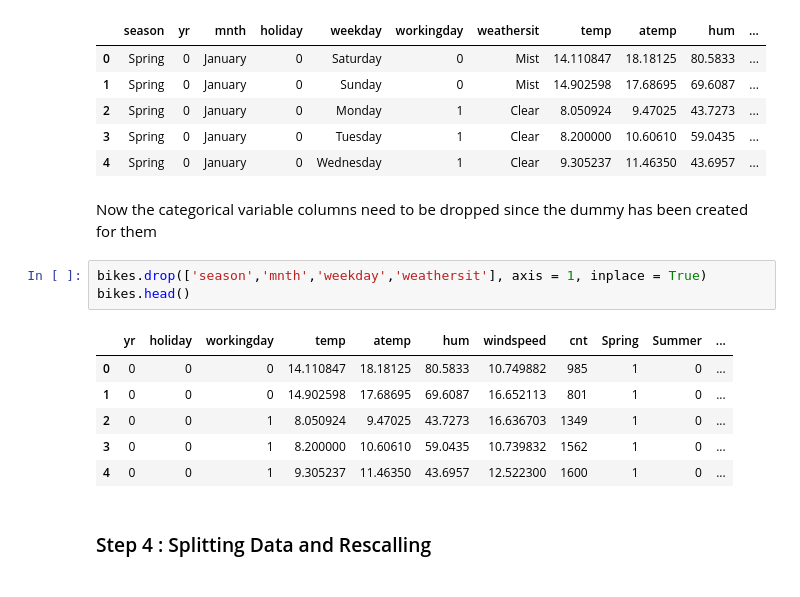
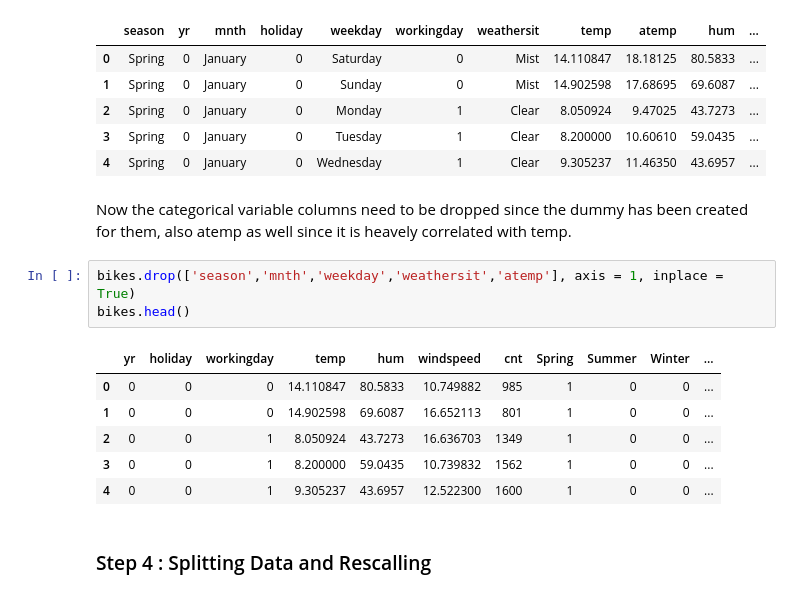
Before and after one commit to edwinttmm/Bike-Sharing-Case-Study, a Jupyter notebook: Bike_Sharing_Case Study_Edwin.ipynb, the cells around one changed output. Saved outputs shown, nothing was run; the diff lists cells and outputs as text.

```diff
--- a/Bike_Sharing_Case Study_Edwin.ipynb
+++ b/Bike_Sharing_Case Study_Edwin.ipynb
@@ -331,17 +335,17 @@ bikes.head()
 | 3 | Spring | 0 | January | 0 | Tuesday | 1 | Clear | 8.200000 | 10.60610 | 59.0435 | ... |
 | 4 | Spring | 0 | January | 0 | Wednesday | 1 | Clear | 9.305237 | 11.46350 | 43.6957 | ... |
 # %% [markdown]
-Now the categorical variable columns need to be dropped since the dummy has been created for them
+Now the categorical variable columns need to be dropped since the dummy has been created for them, also atemp as well since it is heavely correlated with temp.
 # %%
-bikes.drop(['season','mnth','weekday','weathersit'], axis = 1, inplace = True)
+bikes.drop(['season','mnth','weekday','weathersit','atemp'], axis = 1, inplace = True)
 bikes.head()
 # %% [output]
-|  | yr | holiday | workingday | temp | atemp | hum | windspeed | cnt | Spring | Summer | ... |
-| 0 | 0 | 0 | 0 | 14.110847 | 18.18125 | 80.5833 | 10.749882 | 985 | 1 | 0 | ... |
-| 1 | 0 | 0 | 0 | 14.902598 | 17.68695 | 69.6087 | 16.652113 | 801 | 1 | 0 | ... |
-| 2 | 0 | 0 | 1 | 8.050924 | 9.47025 | 43.7273 | 16.636703 | 1349 | 1 | 0 | ... |
-| 3 | 0 | 0 | 1 | 8.200000 | 10.60610 | 59.0435 | 10.739832 | 1562 | 1 | 0 | ... |
-| 4 | 0 | 0 | 1 | 9.305237 | 11.46350 | 43.6957 | 12.522300 | 1600 | 1 | 0 | ... |
+|  | yr | holiday | workingday | temp | hum | windspeed | cnt | Spring | Summer | Winter | ... |
+| 0 | 0 | 0 | 0 | 14.110847 | 80.5833 | 10.749882 | 985 | 1 | 0 | 0 | ... |
+| 1 | 0 | 0 | 0 | 14.902598 | 69.6087 | 16.652113 | 801 | 1 | 0 | 0 | ... |
+| 2 | 0 | 0 | 1 | 8.050924 | 43.7273 | 16.636703 | 1349 | 1 | 0 | 0 | ... |
+| 3 | 0 | 0 | 1 | 8.200000 | 59.0435 | 10.739832 | 1562 | 1 | 0 | 0 | ... |
+| 4 | 0 | 0 | 1 | 9.305237 | 43.6957 | 12.522300 | 1600 | 1 | 0 | 0 | ... |
 # %% [markdown]
 ### Step 4 : Splitting Data and Rescalling
 # %% [markdown]
```
Also changed, not shown: parts of 45 cells of this notebook.
